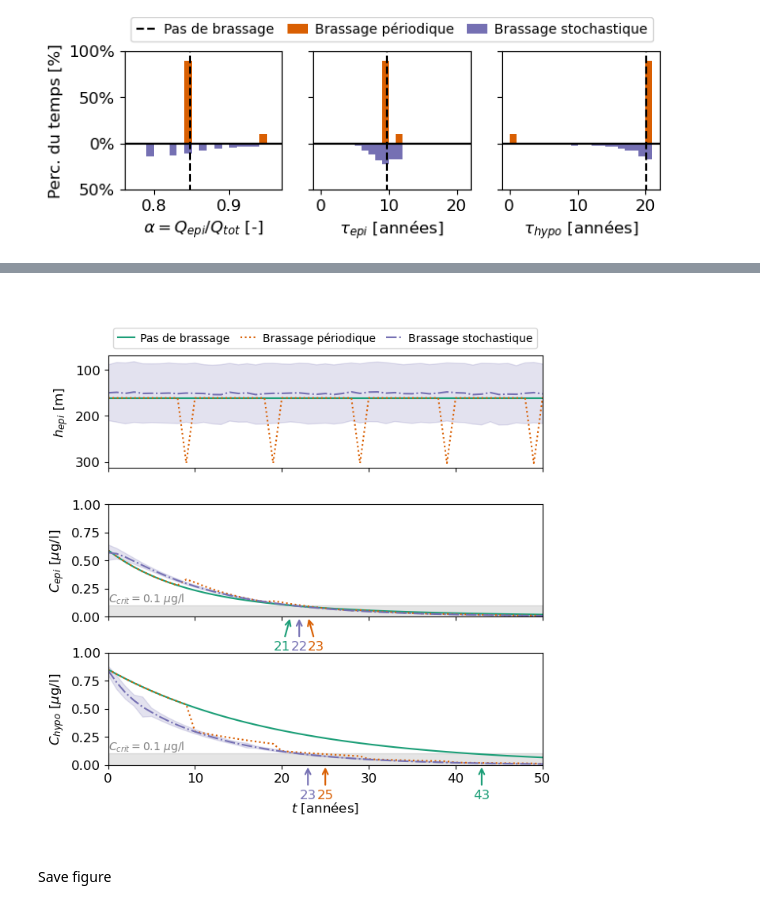
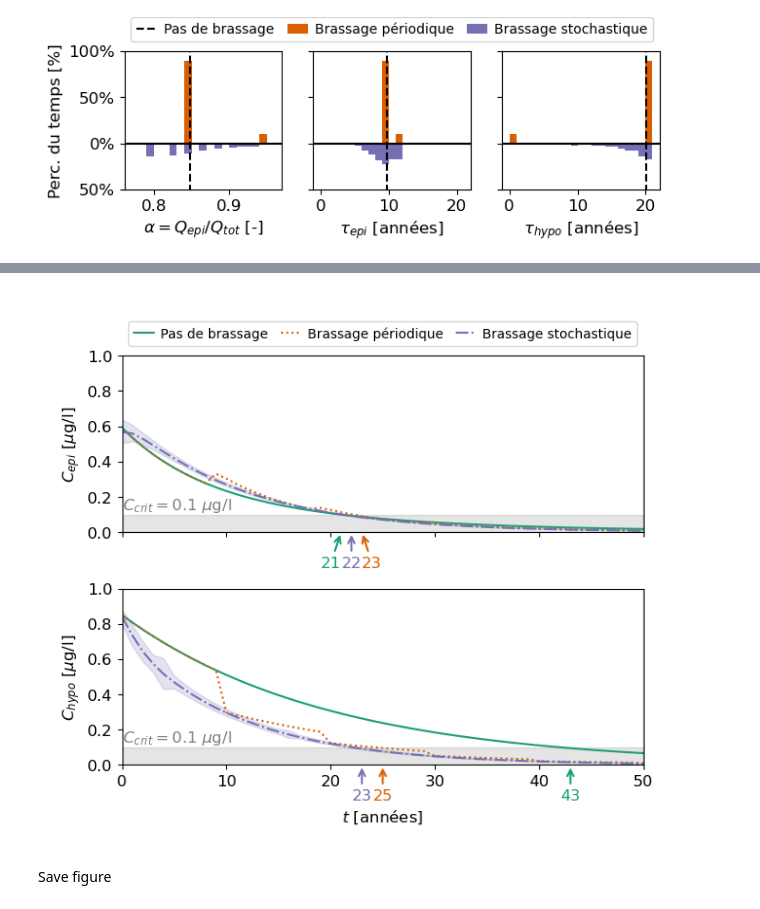
Before and after one commit to tdoda/triazole-Geneva, a Jupyter notebook: notebooks/Model_varying_mixing/combine_scenarios.ipynb, the cells around one changed output, grey strips where cells are left out. Drawn from its saved outputs; the diff is of its cells as text; code cells hidden in the pictures.

Commit message:
Update model notebook: separate time series of hepi and concentration time series

```diff
--- a/notebooks/Model_varying_mixing/combine_scenarios.ipynb
+++ b/notebooks/Model_varying_mixing/combine_scenarios.ipynb
@@ -125,71 +158,61 @@ if savefig:
 # %%
-fig,ax=plt.subplots(3,1,figsize=(18*cm,18*cm),sharex=True)
+fig,ax=plt.subplots(2,1,figsize=(18*cm,15*cm),sharex=True)
 cmap=plt.get_cmap("Dark2")
-if lang=='FR':
-    lab_scenarios=["Pas de brassage","Brassage périodique","Brassage stochastique"]
-else:
-    lab_scenarios=["No mixing","Periodic mixing","Stochastic mixing"]
 
-ax[0].plot(data_constant.time,data_constant.hepi[0,:],color=cmap(0),linestyle='-',label=lab_scenarios[0])
-ax[0].plot(data_periodic.time,data_periodic.hepi[0,:],color=cmap(1),linestyle=':',label=lab_scenarios[1])
-ax[0].plot(data_simulations.time,hepi_sim_mean,linestyle='-.',color=cmap(2),label=lab_scenarios[2])
-ax[0].fill_between(x=data_simulations.time,y1=hepi_sim_mean-hepi_sim_std,y2=hepi_sim_mean+hepi_sim_std,linestyle='-',color=cmap(2),alpha=0.2)
-ax[0].set_ylabel("$h_{epi}$ [m]")
+
+ax[0].plot(data_constant.time,data_constant.Cepi[0,:],color=cmap(0),linestyle='-',label=lab_scenarios[0])
+ax[0].plot(data_periodic.time,data_periodic.Cepi[0,:],color=cmap(1),linestyle=':',label=lab_scenarios[1])
+ax[0].plot(data_simulations.time,Cepi_sim_mean,linestyle='-.',color=cmap(2),label=lab_scenarios[2])
+ax[0].fill_between(x=data_simulations.time,y1=Cepi_sim_mean-Cepi_sim_std,y2=Cepi_sim_mean+Cepi_sim_std,linestyle='-',color=cmap(2),alpha=0.2)
+ax[0].axhspan(0, C_thresh, color='k', alpha=0.1)
+ax[0].text(0,C_thresh,"$C_{{crit}} = $"+str(C_thresh)+" $\mu$g/l",ha="left",va="bottom",color=(0.5,0.5,0.5))
+ax[0].annotate(str(int(tcrit_epi["constant"])),xy=(tcrit_epi["constant"], 0),
+               xytext=(tcrit_epi["constant"], -0.2),ha="right",color=cmap(0),
+               arrowprops=dict(arrowstyle="->",color=cmap(0),lw=1.5))
+# ax[0].text(tcrit_epi["constant"],-0.4,str(int(tcrit_epi["constant"])),ha="right",color=cmap(0))
+ax[0].annotate(str(int(tcrit_epi["periodic"])),xy=(tcrit_epi["periodic"], 0),
+               xytext=(tcrit_epi["periodic"], -0.2),ha="left",color=cmap(1),
+               arrowprops=dict(arrowstyle="->",color=cmap(1),lw=1.5))
+# ax[0].text(tcrit_epi["periodic"],-0.4,str(int(tcrit_epi["periodic"])),ha="left",color=cmap(1))
+ax[0].annotate(str(int(tcrit_epi["simulations"])),xy=(tcrit_epi["simulations"], 0),
+               xytext=(tcrit_epi["simulations"], -0.2),ha="center",color=cmap(2),
+               arrowprops=dict(arrowstyle="->",color=cmap(2),lw=1.5))
+ax[0].set_ylim([0,1])
+ax[0].set_ylabel("$C_{epi}$ [$\mu$g/l]")
 ax[0].legend(loc="lower center",bbox_to_anchor=(0.5, 1.02),ncol=3,fontsize=10,columnspacing=1.0,handletextpad=0.5, handlelength=1.5)
-ax[0].invert_yaxis()
 
-ax[1].plot(data_constant.time,data_constant.Cepi[0,:],color=cmap(0),linestyle='-',label=lab_scenarios[0])
-ax[1].plot(data_periodic.time,data_periodic.Cepi[0,:],color=cmap(1),linestyle=':',label=lab_scenarios[1])
-ax[1].plot(data_simulations.time,Cepi_sim_mean,linestyle='-.',color=cmap(2),label=lab_scenarios[2])
-ax[1].fill_between(x=data_simulations.time,y1=Cepi_sim_mean-Cepi_sim_std,y2=Cepi_sim_mean+Cepi_sim_std,linestyle='-',color=cmap(2),alpha=0.2)
+
+ax[1].plot(data_constant.time,data_constant.Chypo[0,:],color=cmap(0),linestyle='-',label=lab_scenarios[0])
+ax[1].plot(data_periodic.time,data_periodic.Chypo[0,:],color=cmap(1),linestyle=':',label=lab_scenarios[1])
+ax[1].plot(data_simulations.time,Chypo_sim_mean,linestyle='-.',color=cmap(2),label=lab_scenarios[2])
+ax[1].fill_between(x=data_simulations.time,y1=Chypo_sim_mean-Chypo_sim_std,y2=Chypo_sim_mean+Chypo_sim_std,linestyle='-',color=cmap(2),alpha=0.2)
 ax[1].axhspan(0, C_thresh, color='k', alpha=0.1)
-ax[1].text(0,C_thresh,"$C_{{crit}} = $"+str(C_thresh)+" $\mu$g/l",ha="left",va="bottom",color=(0.5,0.5,0.5),fontsize=10)
-ax[1].annotate(str(int(tcrit_epi["constant"])),xy=(tcrit_epi["constant"], 0),
-               xytext=(tcrit_epi["constant"], -0.3),ha="right",color=cmap(0),
+ax[1].text(0,C_thresh,"$C_{{crit}} = $"+str(C_thresh)+" $\mu$g/l",ha="left",va="bottom",color=(0.5,0.5,0.5))
+ax[1].annotate(str(int(tcrit_hypo["constant"])),xy=(tcrit_hypo["constant"], 0),
+               xytext=(tcrit_hypo["constant"], -0.2),ha="center",color=cmap(0),
                arrowprops=dict(arrowstyle="->",color=cmap(0),lw=1.5))
-# ax[1].text(tcrit_epi["constant"],-0.4,str(int(tcrit_epi["constant"])),ha="right",color=cmap(0))
-ax[1].annotate(str(int(tcrit_epi["periodic"])),xy=(tcrit_epi["periodic"], 0),
-               xytext=(tcrit_epi["periodic"], -0.3),ha="left",color=cmap(1),
+ax[1].annotate(str(int(tcrit_hypo["periodic"])),xy=(tcrit_hypo["periodic"], 0),
+               xytext=(tcrit_hypo["periodic"], -0.2),ha="center",color=cmap(1),
                arrowprops=dict(arrowstyle="->",color=cmap(1),lw=1.5))
-# ax[1].text(tcrit_epi["periodic"],-0.4,str(int(tcrit_epi["periodic"])),ha="left",color=cmap(1))
-ax[1].annotate(str(int(tcrit_epi["simulations"])),xy=(tcrit_epi["simulations"], 0),
-               xytext=(tcrit_epi["simulations"], -0.3),ha="center",color=cmap(2),
+ax[1].annotate(str(int(tcrit_hypo["simulations"])),xy=(tcrit_hypo["simulations"], 0),
+               xytext=(tcrit_hypo["simulations"], -0.2),ha="center",color=cmap(2),
                arrowprops=dict(arrowstyle="->",color=cmap(2),lw=1.5))
 ax[1].set_ylim([0,1])
-ax[1].set_ylabel("$C_{epi}$ [$\mu$g/l]")
-
-
-ax[2].plot(data_constant.time,data_constant.Chypo[0,:],color=cmap(0),linestyle='-',label=lab_scenarios[0])
-ax[2].plot(data_periodic.time,data_periodic.Chypo[0,:],color=cmap(1),linestyle=':',label=lab_scenarios[1])
-ax[2].plot(data_simulations.time,Chypo_sim_mean,linestyle='-.',color=cmap(2),label=lab_scenarios[2])
-ax[2].fill_between(x=data_simulations.time,y1=Chypo_sim_mean-Chypo_sim_std,y2=Chypo_sim_mean+Chypo_sim_std,linestyle='-',color=cmap(2),alpha=0.2)
-ax[2].axhspan(0, C_thresh, color='k', alpha=0.1)
-ax[2].text(0,C_thresh,"$C_{{crit}} = $"+str(C_thresh)+" $\mu$g/l",ha="left",va="bottom",color=(0.5,0.5,0.5),fontsize=10)
-ax[2].annotate(str(int(tcrit_hypo["constant"])),xy=(tcrit_hypo["constant"], 0),
-               xytext=(tcrit_hypo["constant"], -0.3),ha="center",color=cmap(0),
-               arrowprops=dict(arrowstyle="->",color=cmap(0),lw=1.5))
-ax[2].annotate(str(int(tcrit_hypo["periodic"])),xy=(tcrit_hypo["periodic"], 0),
-               xytext=(tcrit_hypo["periodic"], -0.3),ha="center",color=cmap(1),
-               arrowprops=dict(arrowstyle="->",color=cmap(1),lw=1.5))
-ax[2].annotate(str(int(tcrit_hypo["simulations"])),xy=(tcrit_hypo["simulations"], 0),
-               xytext=(tcrit_hypo["simulations"], -0.3),ha="center",color=cmap(2),
-               arrowprops=dict(arrowstyle="->",color=cmap(2),lw=1.5))
-ax[2].set_ylim([0,1])
 if lang=='FR':
-    ax[2].set_xlabel("$t$ [années]",labelpad=15)
+    ax[1].set_xlabel("$t$ [années]",labelpad=15)
 else:
-    ax[2].set_xlabel("$t$ [yr]",labelpad=15)
-ax[2].set_ylabel("$C_{hypo}$ [$\mu$g/l]")
+    ax[1].set_xlabel("$t$ [yr]",labelpad=15)
+ax[1].set_ylabel("$C_{hypo}$ [$\mu$g/l]")
 
 
 ax[0].set_xlim([0,tmax])
 
 fig.subplots_adjust(
     hspace=0.32,
     bottom=0.15
 )
 # %% [output]
-[figure, old version]
+[figure, new version]
 # %% [markdown]
 Save figure
 # %%
```
Also changed, not shown: parts of 8 cells of this notebook, 3 other files.
